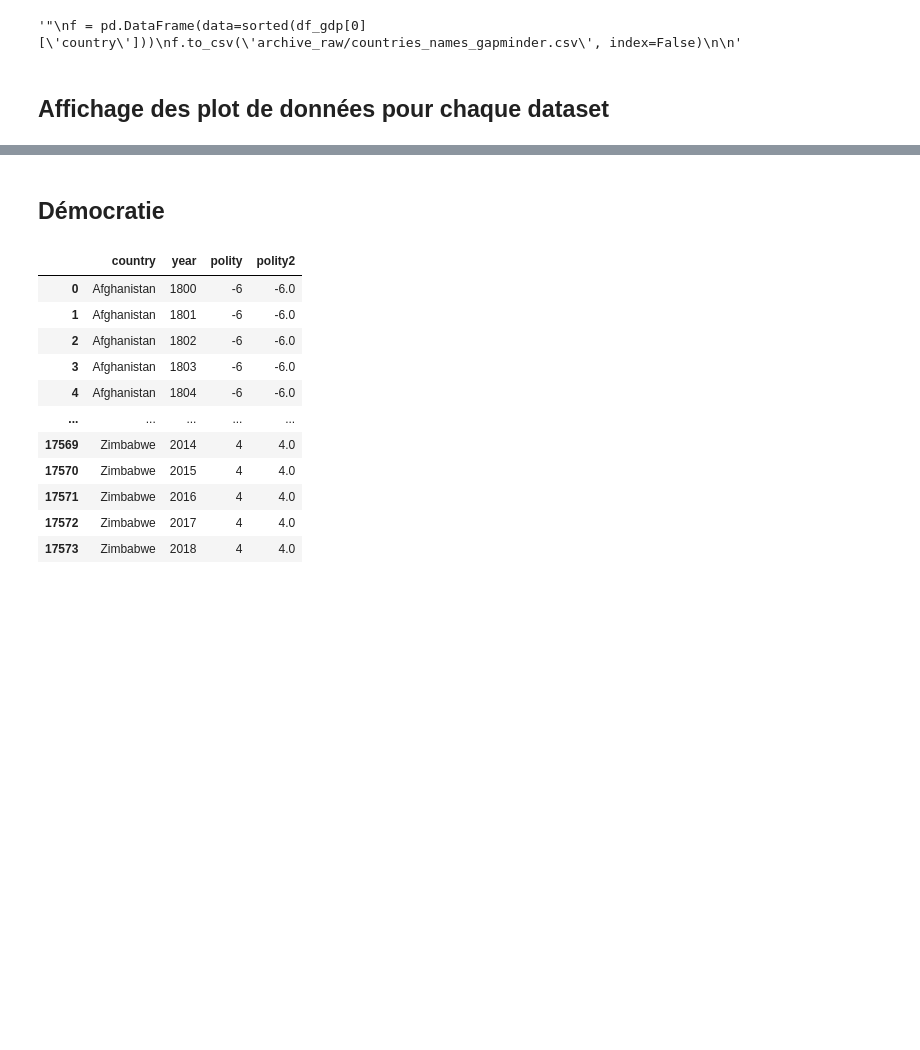
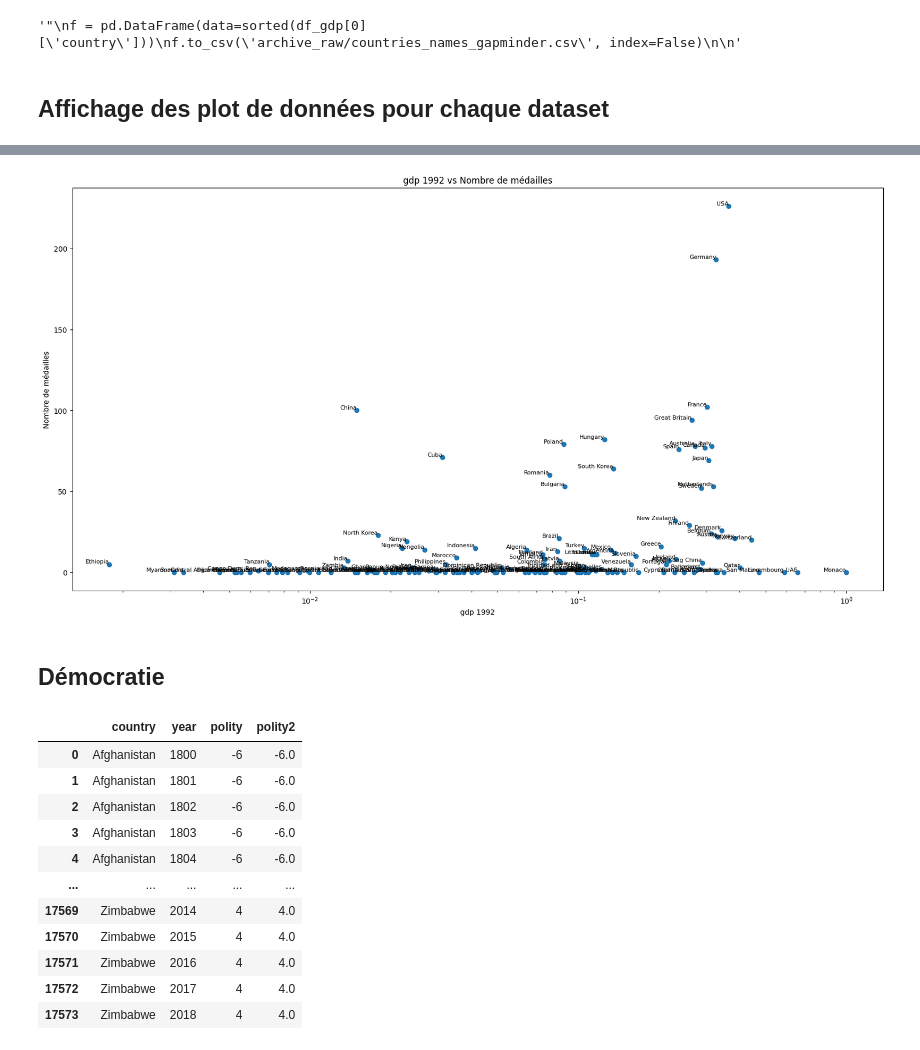
Before and after one commit to Jmuhleman/GML, a Jupyter notebook: analyseExplo.ipynb, the cells around one changed output, grey strips where cells are left out. Cells and saved outputs as stored; diff of their text form; code cells hidden in the pictures; blank space fills up the shorter version.

```diff
--- a/analyseExplo.ipynb
+++ b/analyseExplo.ipynb
@@ -523,0 +529,26 @@ medals
+# %%
+import matplotlib.pyplot as plt
+import pandas as pd
+
+# lecture de données des médailles
+medals = pd.read_csv('second_part_countries_cleaned_no_normalized.csv')
+gdp = pd.read_csv('1992_gdp_capita.csv')
+
+gdp_1992 =  gdp.iloc[:, 1:]
+medals_1992 = medals.iloc[0, :-1]
+
+plt.figure(figsize=(20, 10))
+plt.scatter(gdp_1992, medals_1992)
+plt.xlabel('gdp 1992')
+plt.xscale('log')
+plt.ylabel('Nombre de médailles')
+plt.title('gdp 1992 vs Nombre de médailles')
+
+# Add labels for each country
+for i, country in enumerate(medals.columns[:-1]):
+    plt.annotate(country, ( gdp_1992.iloc[i], medals_1992.iloc[i]),
+                 fontsize=8, ha='right', va='bottom')
+
+plt.show()
+# %% [output]
+[figure, added]
```
Also changed, not shown: parts of 4 cells of this notebook, 4 other files.
